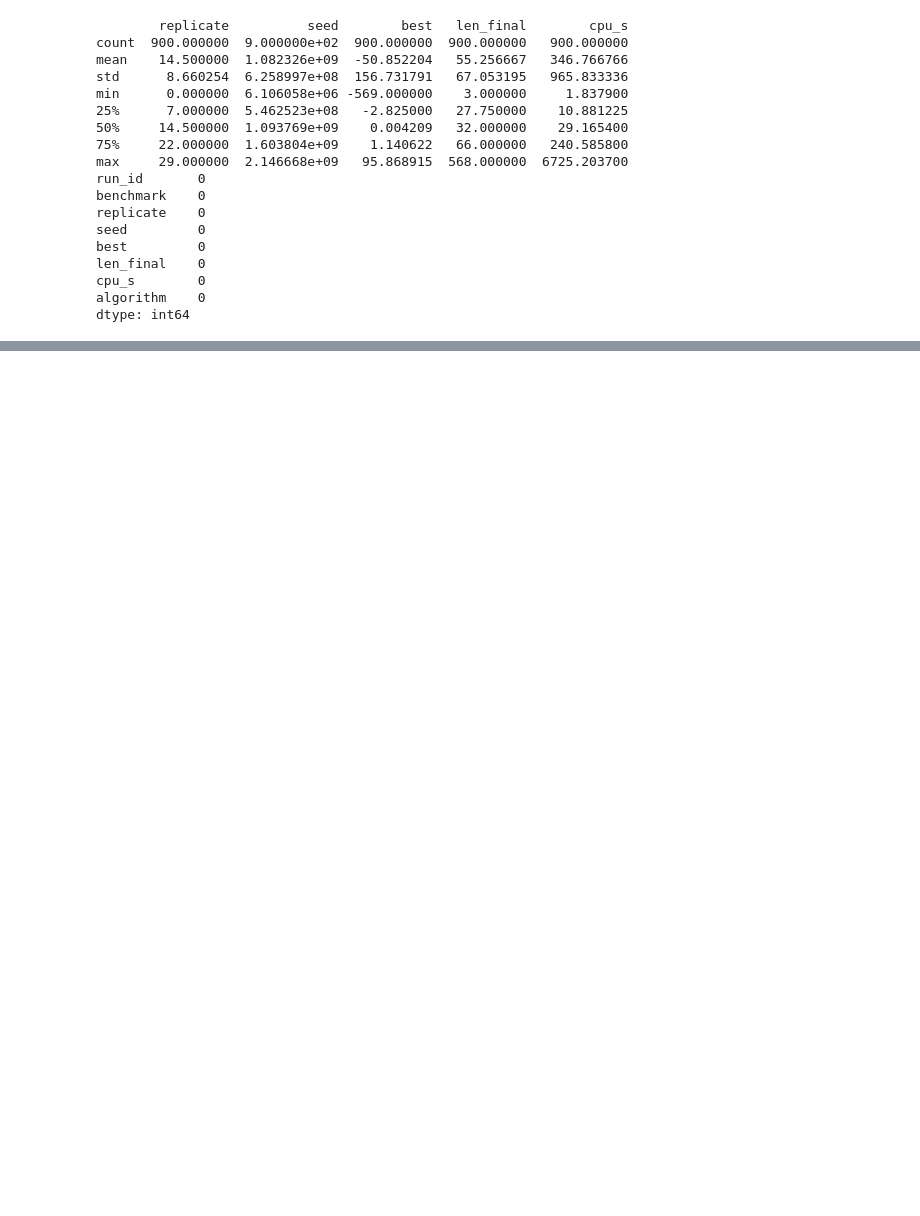
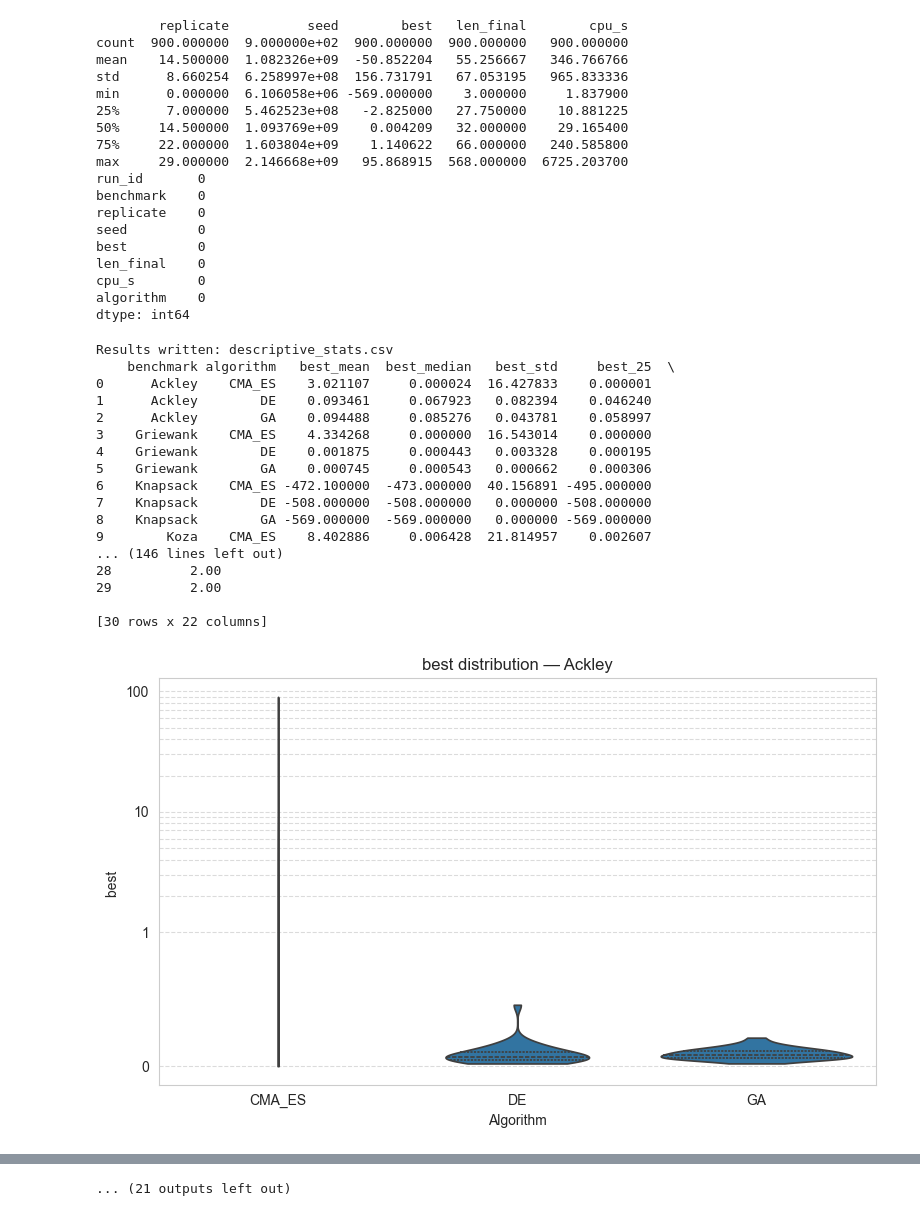
Before and after one commit to jvarhanik/thesis, a Jupyter notebook: Analysis.ipynb, the cells around one changed output, grey strips where cells are left out. Drawn from its saved outputs; the diff is of its cells as text; code cells hidden in the pictures; blank space fills up the shorter version.

```diff
--- a/Analysis.ipynb
+++ b/Analysis.ipynb
@@ -85,3 +97,78 @@ len_final    0
 cpu_s        0
 algorithm    0
 dtype: int64
+# %%
+metrics = ['best', 'len_final', 'cpu_s', 'delta_len']
+
+desc = results.groupby(['benchmark', 'algorithm']).agg(
+    best_mean=('best', 'mean'),
+    best_median=('best', 'median'),
+    best_std=('best', 'std'),
+    best_25=('best', lambda x: x.quantile(0.25)),
+    best_75=('best', lambda x: x.quantile(0.75)),
+    len_final_mean=('len_final', 'mean'),
+    len_final_median=('len_final', 'median'),
+    len_final_std=('len_final', 'std'),
+    len_final_25=('len_final', lambda x: x.quantile(0.25)),
+    len_final_75=('len_final', lambda x: x.quantile(0.75)),
+    cpu_s_mean=('cpu_s', 'mean'),
+    cpu_s_median=('cpu_s', 'median'),
+    cpu_s_std=('cpu_s', 'std'),
+    cpu_s_25=('cpu_s', lambda x: x.quantile(0.25)),
+    cpu_s_75=('cpu_s', lambda x: x.quantile(0.75)),
+    delta_len_mean=('delta_len', 'mean'),
+    delta_len_median=('delta_len', 'median'),
+    delta_len_std=('delta_len', 'std'),
+    delta_len_25=('delta_len', lambda x: x.quantile(0.25)),
+    delta_len_75=('delta_len', lambda x: x.quantile(0.75)),
+).reset_index()
+
+desc.to_csv('descriptive_stats.csv', index=False)
+print('Results written: descriptive_stats.csv')
+print(desc)
+
+for m in metrics:
+    for bench, sub in results.groupby('benchmark'):
+        fig, ax = plt.subplots(figsize=(8,5), facecolor='white')
+        ax.set_facecolor('white')
+        sns.violinplot(x='algorithm', y=m, data=sub,
+                       inner='quartile', cut=0, ax=ax)
+
+        ax.set_yscale('symlog', linthresh=1, linscale=1)
+        ax.yaxis.set_major_locator(
+            mticker.SymmetricalLogLocator(
+                base=10, linthresh=1, subs=np.arange(1, 10)
+            )
+        )
+        ax.yaxis.set_major_formatter(
+            mticker.LogFormatter(base=10.0, labelOnlyBase=False)
+        )
+        ax.yaxis.set_minor_locator(mticker.NullLocator())
+        ax.yaxis.grid(True, which='major', linestyle='--', alpha=0.7)
+        ax.set_axisbelow(True)
+        ax.margins(y=0.05)
+
+        plt.title(f'{m} distribution — {bench}')
+        plt.xlabel('Algorithm')
+        plt.ylabel(f'{m} ')
+        plt.tight_layout()
+        plt.show()
+# %% [output]
+Results written: descriptive_stats.csv
+    benchmark algorithm   best_mean  best_median   best_std     best_25  \
+0      Ackley    CMA_ES    3.021107     0.000024  16.427833    0.000001
+1      Ackley        DE    0.093461     0.067923   0.082394    0.046240
+2      Ackley        GA    0.094488     0.085276   0.043781    0.058997
+3    Griewank    CMA_ES    4.334268     0.000000  16.543014    0.000000
+4    Griewank        DE    0.001875     0.000443   0.003328    0.000195
+5    Griewank        GA    0.000745     0.000543   0.000662    0.000306
+6    Knapsack    CMA_ES -472.100000  -473.000000  40.156891 -495.000000
+7    Knapsack        DE -508.000000  -508.000000   0.000000 -508.000000
+8    Knapsack        GA -569.000000  -569.000000   0.000000 -569.000000
+9        Koza    CMA_ES    8.402886     0.006428  21.814957    0.002607
+... (146 lines left out)
+28          2.00
+29          2.00
+
+[30 rows x 22 columns]
+[figure, added]
@@ -88 +185,2 @@ dtype: int64
+... (21 outputs left out)
 # %%
```
Also changed, not shown: parts of 6 cells of this notebook.
